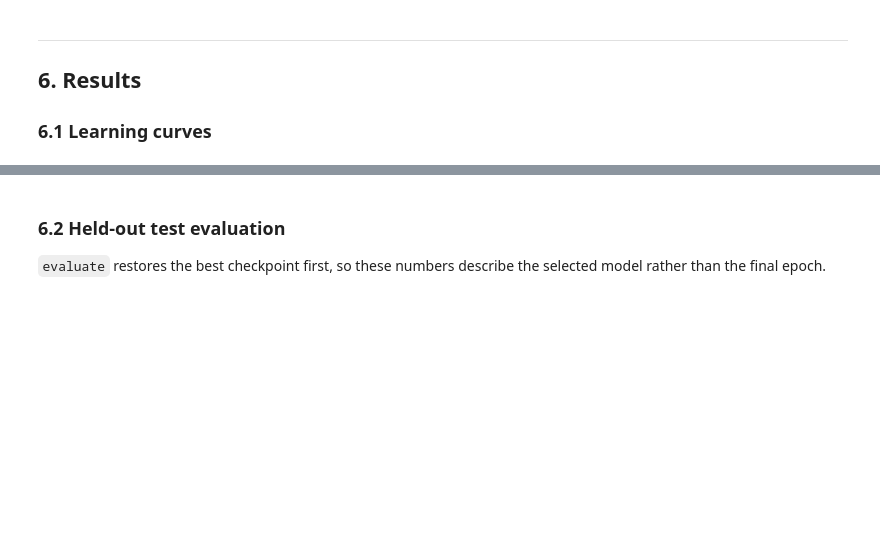
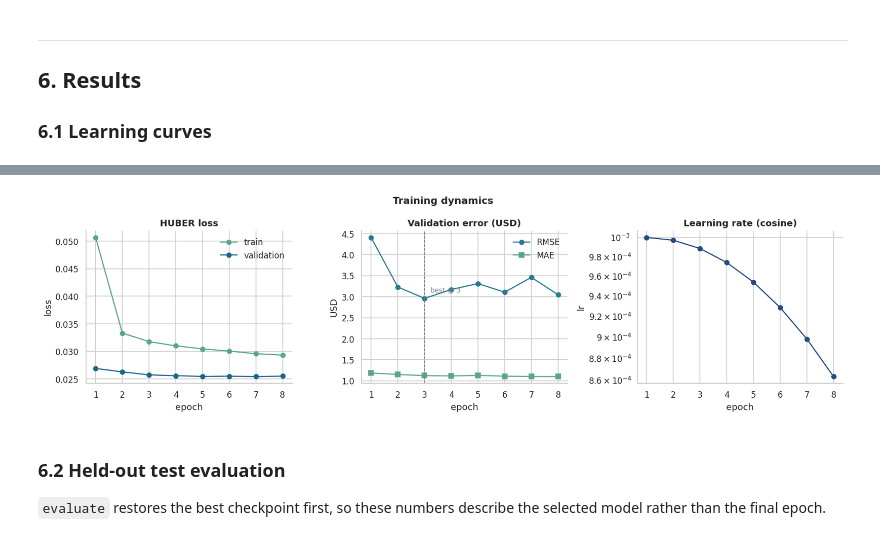
Before and after one commit to AndrewVynnytskyi/Nyc-taxi-trip, a Jupyter notebook: notebooks/01_baseline_training.ipynb, the cells around one changed output, grey strips where cells are left out. Cells and saved outputs as stored; diff of their text form; code cells hidden in the pictures; blank space fills up the shorter version.

```diff
--- a/notebooks/01_baseline_training.ipynb
+++ b/notebooks/01_baseline_training.ipynb
@@ -191,27 +275,39 @@ history_df.tail()
 # %%
 fig, axes = plt.subplots(1, 3, figsize=(15, 4.2))
 
-axes[0].plot(history_df.index, history_df["train_loss"], label="train", color=PALETTE[1], marker="o")
-axes[0].plot(history_df.index, history_df["val_loss"], label="validation", color=PALETTE[4], marker="o")
+axes[0].plot(
+    history_df.index, history_df["train_loss"], label="train", color=PALETTE[1], marker="o"
+)
+axes[0].plot(
+    history_df.index, history_df["val_loss"], label="validation", color=PALETTE[4], marker="o"
+)
 axes[0].set(title=f"{cfg.training.criterion.upper()} loss", xlabel="epoch", ylabel="loss")
 axes[0].legend(frameon=False)
 
 axes[1].plot(history_df.index, history_df["val_rmse"], color=PALETTE[3], marker="o", label="RMSE")
 axes[1].plot(history_df.index, history_df["val_mae"], color=PALETTE[1], marker="s", label="MAE")
 best_epoch = int(history_df["val_rmse"].idxmin())
 axes[1].axvline(best_epoch, ls="--", lw=1, color="grey")
-axes[1].annotate(f"best @ {best_epoch}", (best_epoch, history_df["val_rmse"].min()),
-                 textcoords="offset points", xytext=(8, 8), fontsize=9, color="grey")
+axes[1].annotate(
+    f"best @ {best_epoch}",
+    (best_epoch, history_df["val_rmse"].min()),
+    textcoords="offset points",
+    xytext=(8, 8),
+    fontsize=9,
+    color="grey",
+)
 axes[1].set(title=f"Validation error ({UNIT})", xlabel="epoch", ylabel=UNIT)
 axes[1].legend(frameon=False)
 
 axes[2].plot(history_df.index, history_df["learning_rate"], color=PALETTE[5], marker="o")
 axes[2].set(title=f"Learning rate ({cfg.scheduler.name})", xlabel="epoch", ylabel="lr")
 axes[2].set_yscale("log")
 
 fig.suptitle("Training dynamics", fontsize=13, fontweight="semibold")
 fig.tight_layout()
 plt.show()
+# %% [output]
+[figure, added]
 # %% [markdown]
 ### 6.2 Held-out test evaluation
 
```
Also changed, not shown: parts of 13 cells of this notebook, 6 other files.
